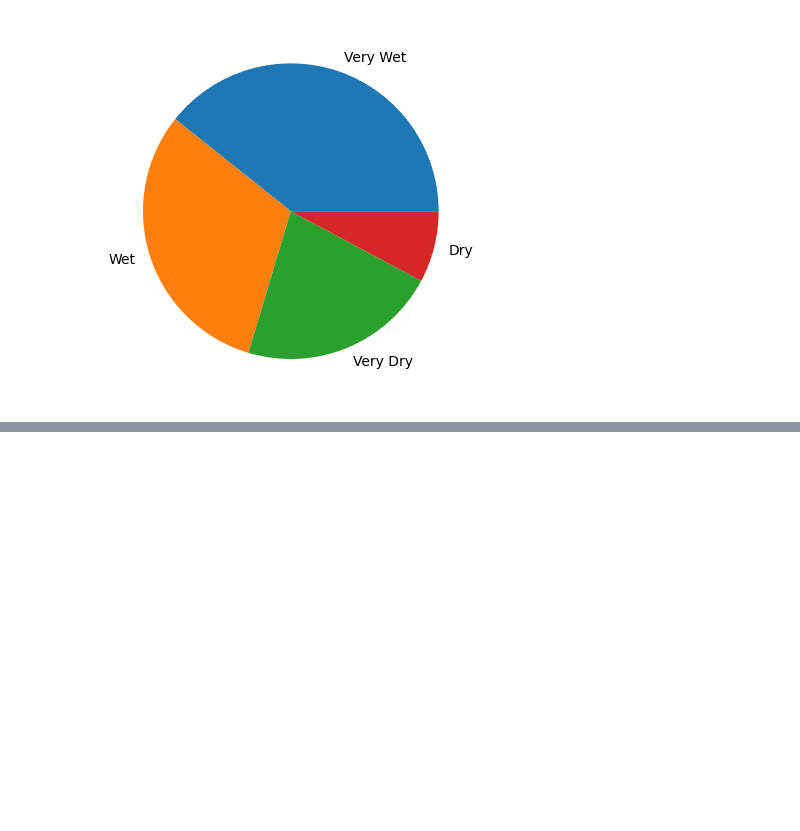
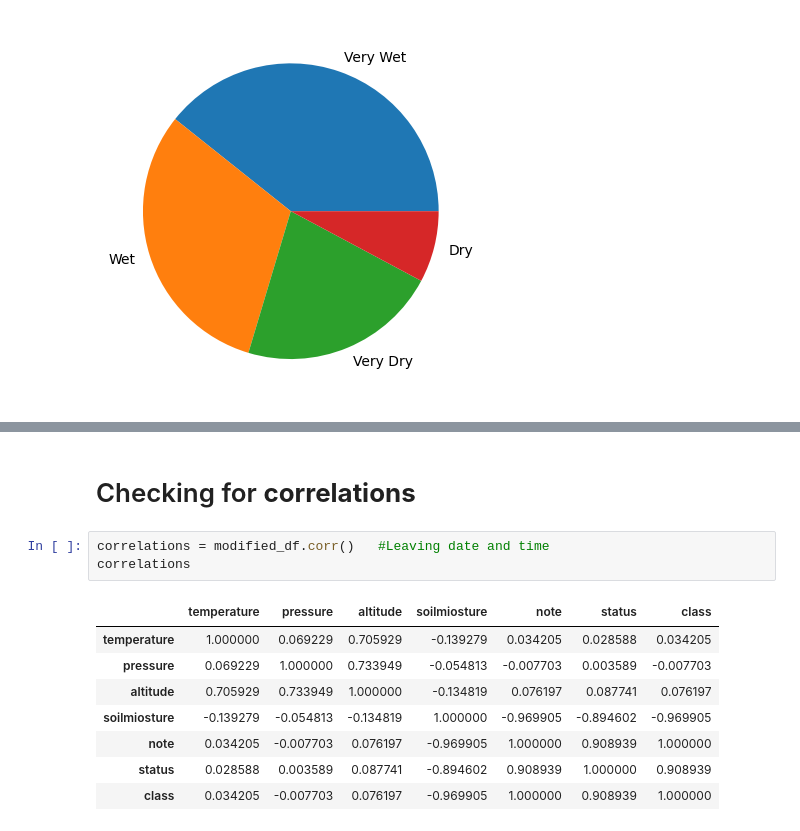
Before and after one commit to OMCHOKSI108/Smart_Agriculture_System, a Jupyter notebook: Irrigation_schedule.ipynb, the cells around one changed output, grey strips where cells are left out. Cells and saved outputs as stored; diff of their text form; blank space fills up the shorter version.

```diff
--- a/Irrigation_schedule.ipynb
+++ b/Irrigation_schedule.ipynb
@@ -172,0 +200,14 @@ plt.show()
+# %% [markdown]
+# Checking for **correlations**
+# %%
+correlations = modified_df.corr()   #Leaving date and time
+correlations
+# %% [output]
+|  | temperature | pressure | altitude | soilmiosture | note | status | class |
+| temperature | 1.000000 | 0.069229 | 0.705929 | -0.139279 | 0.034205 | 0.028588 | 0.034205 |
+| pressure | 0.069229 | 1.000000 | 0.733949 | -0.054813 | -0.007703 | 0.003589 | -0.007703 |
+| altitude | 0.705929 | 0.733949 | 1.000000 | -0.134819 | 0.076197 | 0.087741 | 0.076197 |
+| soilmiosture | -0.139279 | -0.054813 | -0.134819 | 1.000000 | -0.969905 | -0.894602 | -0.969905 |
+| note | 0.034205 | -0.007703 | 0.076197 | -0.969905 | 1.000000 | 0.908939 | 1.000000 |
+| status | 0.028588 | 0.003589 | 0.087741 | -0.894602 | 0.908939 | 1.000000 | 0.908939 |
+| class | 0.034205 | -0.007703 | 0.076197 | -0.969905 | 1.000000 | 0.908939 | 1.000000 |
```
Also changed, not shown: parts of 4 cells of this notebook.
